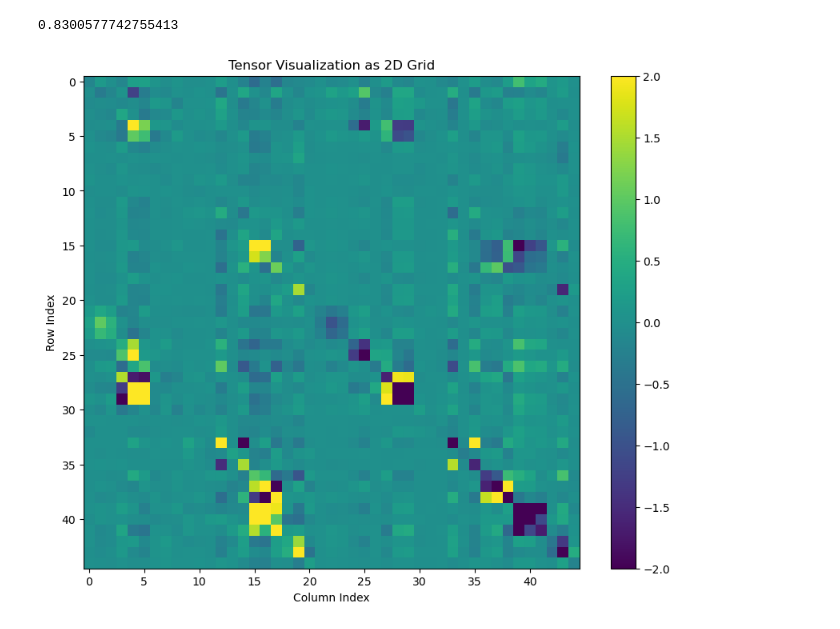
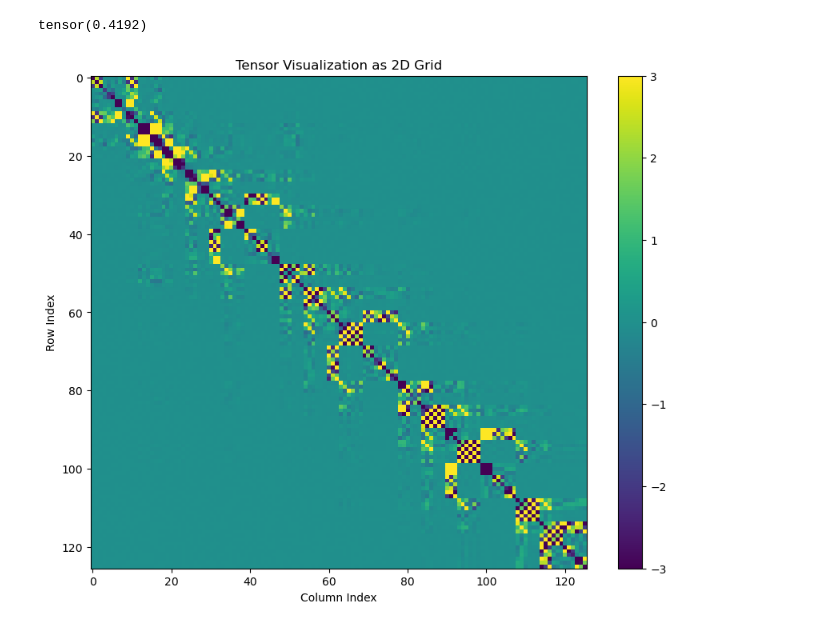
Before and after one commit to ishanthewizard/MLFF-distill, a Jupyter notebook: hessian_analysis.ipynb, the cells around one changed output. Saved outputs shown, nothing was run; the diff lists cells and outputs as text; code cells hidden in the pictures.

```diff
--- a/hessian_analysis.ipynb
+++ b/hessian_analysis.ipynb
@@ -3,14 +3,14 @@ import torch
 from src.distill_datasets import SimpleDataset
 from fairchem.core.common.registry import registry
 # %%
-force_jac_dataset = SimpleDataset('labels/jmp-small_4_4_0.1/force_jacobians')
+force_jac_dataset = SimpleDataset('labels/jmp-small_Ac-Ala3-NHMe/force_jacobians')
 # force_jac_dataset = SimpleDataset('labels/ethanol_1k_distributed_test/force_jacobians')
 # force_jac_dataset = SimpleDataset('labels/AT_AT_all_gemnet_t_proper/force_jacobians')
 # force_jac_dataset = SimpleDataset('labels/mace_off_large_SpiceMonomersNEW/force_jacobians')
 
 
 # dataset_path = '/data/ishan-amin/spice_separated/DES370K_Monomers/train'
-dataset_path = "/data/shared/ishan_stuff/transition1x/lmdb_4_4_0.1/train"
+dataset_path = "/home/sanjeevr/MLFF-distill/data/md22/lmdb/Ac-Ala3-NHMe/train"
 # dataset_path = '/data/shared/MLFF/MD22/95_lmdb/AT-AT/train'
 # dataset_path = '/data/ishan-amin/post_data/md17/ethanol/1k/train'
 config = {"src": dataset_path}
@@ -25,29 +25,21 @@ import matplotlib.pyplot as plt
 # because I don't have access to the user's data
 
 # Replace this with actual data if available:
-idxs = range(100) # small system with 5 atoms
-means = []
-natoms_all = 0
-for idx in idxs:
-    natoms = dataset[idx].natoms
-    natoms_all += natoms
-    # tensors = [force_jac_dataset[idx] for idx in range(300)]
-    # tensors = torch.stack(tensors).reshape(300, 3*natoms, 3*natoms)
-    # tensor = tensors.std(dim=0)
+idx = 1 # small system with 5 atoms
+natoms = dataset[idx].natoms
 
-    tensor = force_jac_dataset[idx].reshape(3*natoms, 3*natoms)
-    means.append(natoms * tensor.abs().mean().item())
-
-print(np.mean(means))
+tensor = force_jac_dataset[idx].reshape(3*natoms, 3*natoms)
+# tensor = (tensor + tensor.T) / 2
 
 
-# transposed_residual = torch.norm(tensor - tensor.T)
-# print(transposed_residual)
+
+transposed_tensor = tensor.T
+print(10**((tensor - transposed_tensor) / tensor + 1e-10).abs().log10().median())
 
 
 # Visualize the tensor as a 2D grid
 plt.figure(figsize=(10, 8))
-plt.imshow(tensor, cmap='viridis', aspect='auto', vmin=-2, vmax=2)
+plt.imshow(tensor, cmap='viridis', aspect='auto', vmin=-3, vmax=3)
 plt.colorbar()
 plt.title('Tensor Visualization as 2D Grid')
 plt.xlabel('Column Index')
@@ -99,32 +91,32 @@ plt.show()
 
 
 
 # plt.show()
 
 # # Visualize the eigenvalues (as a bar plot for simplicity)
 # plt.figure(figsize=(10, 6))
 # plt.bar(range(len(eigenvalues)), np.sort(eigenvalues), color='blue')
 # plt.title('Eigenvalues')
 # plt.xlabel('Index')
 # plt.ylabel('Eigenvalue')
 # plt.show()
 
 
 # # Visualize singular values (as a bar plot for simplicity)
 # plt.figure(figsize=(10, 6))
 # plt.bar(range(len(s)), s, color='green')
 # plt.title('Singular Values')
 # plt.xlabel('Index')
 # plt.ylabel('Singular Value')
 # plt.show()
 
 # # Visualizing the first eigenvector as an example
 # plt.figure(figsize=(10, 6))
 # plt.plot(eigenvectors[:, 0], color='red')
 # plt.title('First Eigenvector')
 # plt.xlabel('Index')
 # plt.ylabel('Value')
 # plt.show()
 # %% [output]
-0.8300577742755413
+tensor(0.4192)
-[figure, old version]
+[figure, new version]
```
Also changed, not shown: 12 other files.
